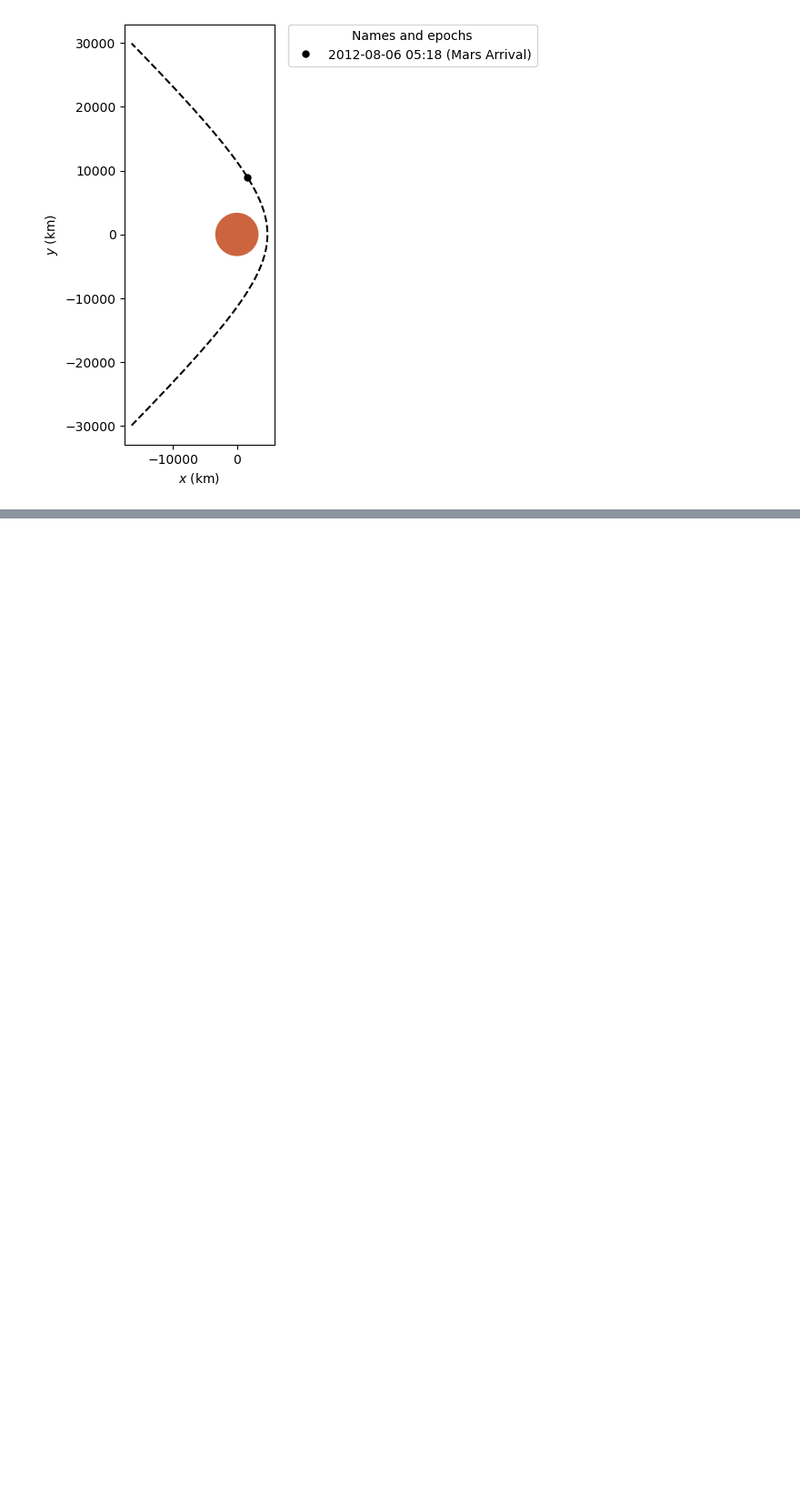
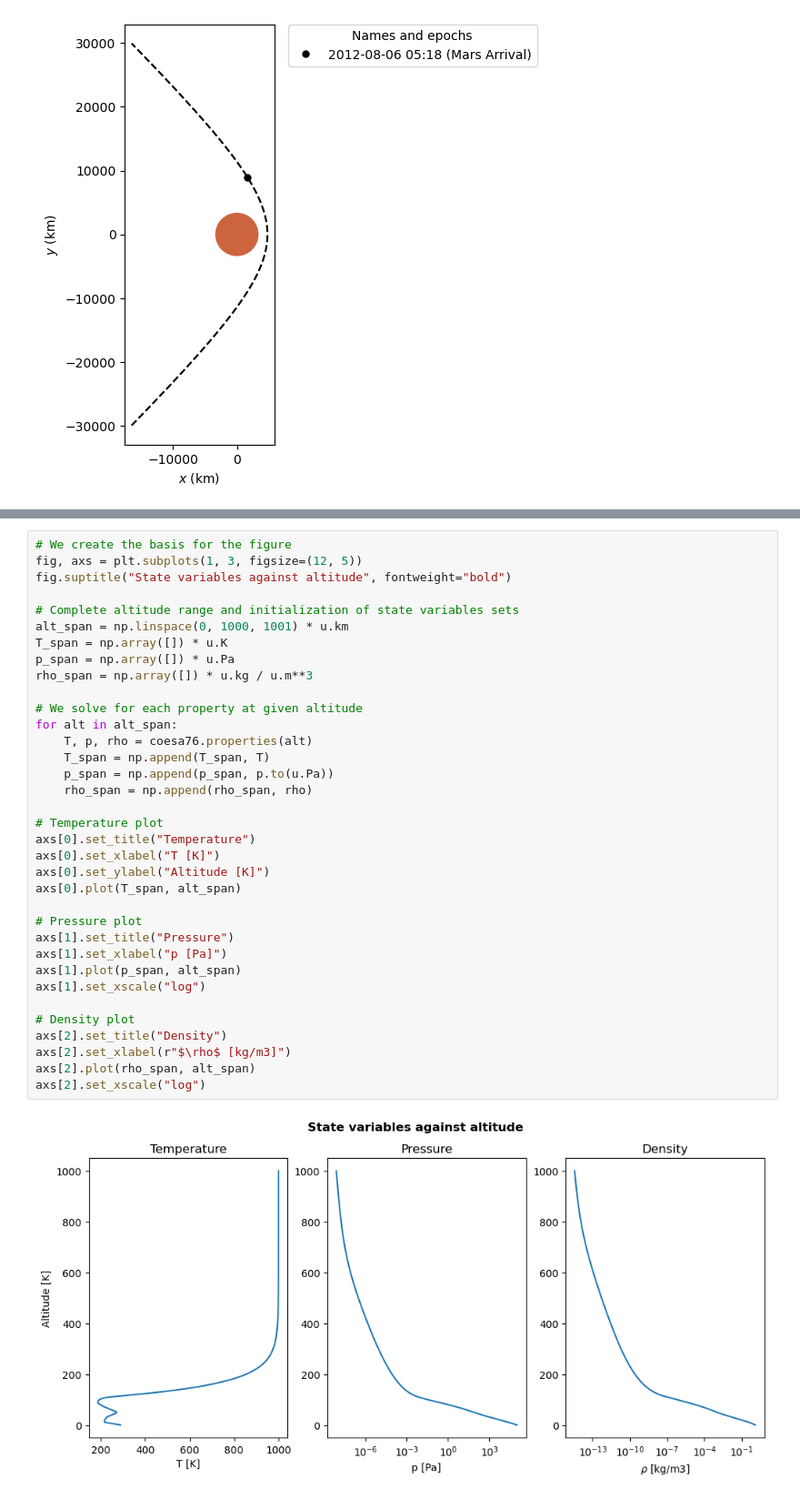
Before and after one commit to jackSN8/mars-3-months, a Jupyter notebook: mars_traj_testing_1.ipynb, the cells around one changed output, grey strips where cells are left out. Shown at 91% size. Saved outputs shown, nothing was run; the diff lists cells and outputs as text; blank space fills up the shorter version.

```diff
--- a/mars_traj_testing_1.ipynb
+++ b/mars_traj_testing_1.ipynb
@@ -78,0 +157,37 @@ mars_plotter.plot(arrival_orbit, label="Mars Arrival", color="k")
+# %%
+# We create the basis for the figure
+fig, axs = plt.subplots(1, 3, figsize=(12, 5))
+fig.suptitle("State variables against altitude", fontweight="bold")
+
+# Complete altitude range and initialization of state variables sets
+alt_span = np.linspace(0, 1000, 1001) * u.km
+T_span = np.array([]) * u.K
+p_span = np.array([]) * u.Pa
+rho_span = np.array([]) * u.kg / u.m**3
+
+# We solve for each property at given altitude
+for alt in alt_span:
+    T, p, rho = coesa76.properties(alt)
+    T_span = np.append(T_span, T)
+    p_span = np.append(p_span, p.to(u.Pa))
+    rho_span = np.append(rho_span, rho)
+
+# Temperature plot
+axs[0].set_title("Temperature")
+axs[0].set_xlabel("T [K]")
+axs[0].set_ylabel("Altitude [K]")
+axs[0].plot(T_span, alt_span)
+
+# Pressure plot
+axs[1].set_title("Pressure")
+axs[1].set_xlabel("p [Pa]")
+axs[1].plot(p_span, alt_span)
+axs[1].set_xscale("log")
+
+# Density plot
+axs[2].set_title("Density")
+axs[2].set_xlabel(r"$\rho$ [kg/m3]")
+axs[2].plot(rho_span, alt_span)
+axs[2].set_xscale("log")
+# %% [output]
+[figure, added]
```
Also changed, not shown: parts of 1 cell of this notebook, 4 other files.
